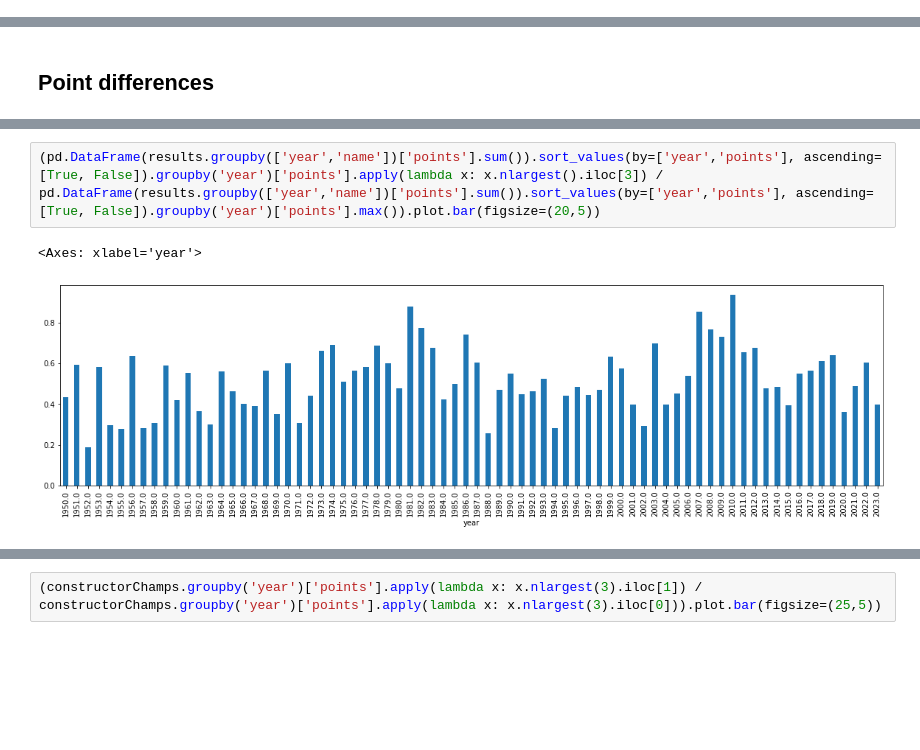
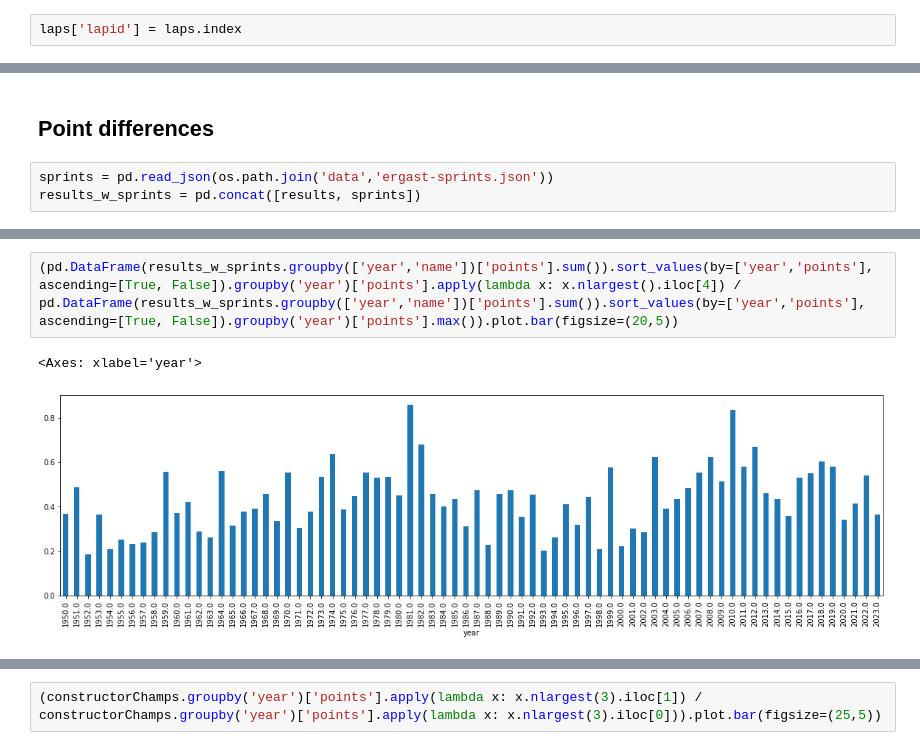
Before and after one commit to michalkasparek/f1-stats, a Jupyter notebook: 101 the most boring season.ipynb, the cells around one changed output, grey strips where cells are left out. Drawn from its saved outputs; the diff is of its cells as text; blank space fills up the shorter version.

```diff
--- a/101 the most boring season.ipynb
+++ b/101 the most boring season.ipynb
@@ -189,0 +210,2 @@ rank23((fromherotozero.groupby('year')['raceId'].nunique() / results[results['ye
+# %%
+laps['lapid'] = laps.index
@@ -744,3 +742,6 @@ rookies[rookies['year'] > 1950][['year','name','ratio']].sort_values(by='ratio',
 # %% [markdown]
 ## Point differences
+# %%
+sprints = pd.read_json(os.path.join('data','ergast-sprints.json'))
+results_w_sprints = pd.concat([results, sprints])
 # %%
@@ -819,7 +827,7 @@ Name: points, dtype: float64
 <Axes: xlabel='year'>
 [figure]
 # %%
-(pd.DataFrame(results.groupby(['year','name'])['points'].sum()).sort_values(by=['year','points'], ascending=[True, False]).groupby('year')['points'].apply(lambda x: x.nlargest().iloc[3]) / pd.DataFrame(results.groupby(['year','name'])['points'].sum()).sort_values(by=['year','points'], ascending=[True, False]).groupby('year')['points'].max()).plot.bar(figsize=(20,5))
+(pd.DataFrame(results_w_sprints.groupby(['year','name'])['points'].sum()).sort_values(by=['year','points'], ascending=[True, False]).groupby('year')['points'].apply(lambda x: x.nlargest().iloc[4]) / pd.DataFrame(results_w_sprints.groupby(['year','name'])['points'].sum()).sort_values(by=['year','points'], ascending=[True, False]).groupby('year')['points'].max()).plot.bar(figsize=(20,5))
 # %% [output]
 <Axes: xlabel='year'>
-[figure, old version]
+[figure, new version]
```
Also changed, not shown: parts of 101 cells of this notebook, 12 other files.
